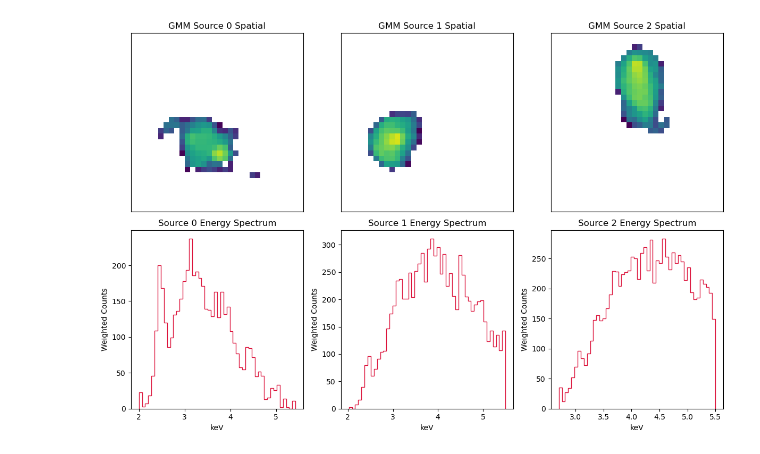
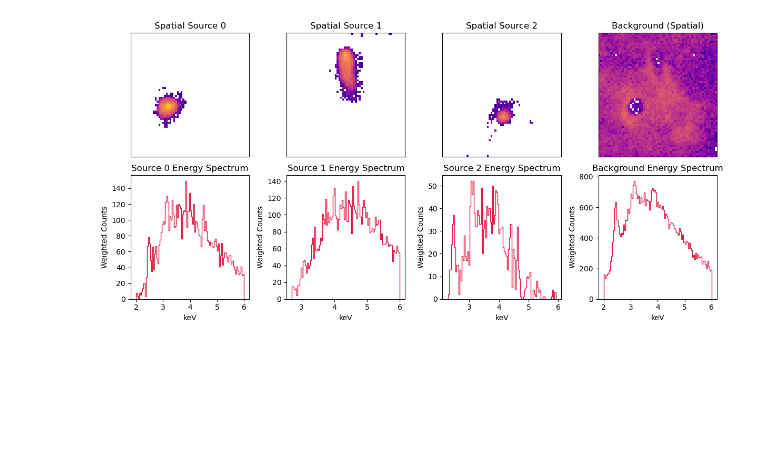
Before and after one commit to star-skelly/dogs_source_separation, a Jupyter notebook: double_gmm.ipynb, the cells around one changed output. Saved outputs shown, nothing was run; the diff lists cells and outputs as text; code cells hidden in the pictures; blank space fills up the shorter version.

```diff
--- a/double_gmm.ipynb
+++ b/double_gmm.ipynb
@@ -36,3 +35,11 @@ VERBOSE = False
 
 NUM_LVL = 2
 LVL_START = 1
+# %%
+fsrc = 'output/source_0.fits'
+hdu = fits.open(fsrc)
+evt_data = hdu[1].data
+header = fits.getheader(EVT_FILE, 2)
+#del header["HISTORY"]
+print(hdu[0].header)
+print('\n'.join(header))
@@ -39,9 +64,7 @@ LVL_START = 1
 # %%
 
-hdu = fits.open(EVT_FILE)
-evt_data = hdu[1].data
 
-cols = ['energy', 'x', 'y', 'ccd_id']
+cols = ['energy', 'x', 'y']
 df = Table([evt_data[c] for c in cols], names=cols).to_pandas()
 
 subset = df[(df['x'] > XMIN) & (df['x'] < XMAX) & \
@@ -110,7 +156,4 @@ See the caveats in the documentation: https://pandas.pydata.org/pandas-docs/stab
 # %%
-from sklearn.mixture import GaussianMixture
-from sklearn.preprocessing import StandardScaler
-
 std_scaler = StandardScaler()
 scaled_df = std_scaler.fit_transform(subset[['x', 'y', 'energy', 'starlet_0', 'starlet_1']])
 
@@ -151,7 +194,6 @@ h = ax.hist2d(
     norm=LogNorm(vmin=VMIN, vmax=VMAX)
 )
 
-ax.set_title(f'GMM Source {i}')
 ax.set_xlim(XMIN, XMAX)
 ax.set_ylim(YMIN, YMAX)
 ax.xaxis.set_visible(False)
@@ -220,40 +262,60 @@ plt.tight_layout()
 # %%
-# Create a figure with 2 rows and nb_source columns
-fig, axes = plt.subplots(2, nb_source, figsize=(4 * nb_source, 8))
-
-# If nb_source is 1, axes is not a 2D array, so we ensure it is
-if nb_source == 1:
-    axes = np.atleast_2d(axes).T
+fig, axes = plt.subplots(2, nb_source + 1, figsize=(3 * (nb_source + 1), 6))
 
 for i in range(nb_source):
     # --- ROW 1: SPATIAL (TOP) ---
     ax_top = axes[0, i]
     h = ax_top.hist2d(
         sources[i]['x'],
         sources[i]['y'],
         bins=(BINX, BINY),
         range=[[XMIN, XMAX], [YMIN, YMAX]],
         weights=sources[i]['weight'],
-        cmap='viridis',
+        cmap='plasma',
         norm=LogNorm(vmin=VMIN, vmax=VMAX)
     )
-    ax_top.set_title(f'GMM Source {i} Spatial')
+    ax_top.set_title(f'Spatial Source {i}')
     ax_top.xaxis.set_visible(False)
     ax_top.yaxis.set_visible(False)
 
     # --- ROW 2: SPECTRAL (BOTTOM) ---
     ax_bottom = axes[1, i]
     ax_bottom.hist(
         sources[i]['energy']/1e3,
         bins=BINE,
         histtype='step',
         color='crimson'
     )
     ax_bottom.set_title(f'Source {i} Energy Spectrum')
     ax_bottom.set_xlabel('keV')
     ax_bottom.set_ylabel('Weighted Counts')
 
+ax = axes[0, -1]
+h = ax.hist2d(
+    table_bg['x'],
+    table_bg['y'],
+    bins=(BINX, BINY),
+    range=[[XMIN, XMAX], [YMIN, YMAX]],
+    cmap='plasma',
+    norm=LogNorm(vmin=VMIN, vmax=VMAX)
+)
+ax.set_title(f'Background (Spatial)')
+ax.xaxis.set_visible(False)
+ax.yaxis.set_visible(False)
+
+ax_bottom = axes[1, -1]
+ax_bottom.hist(
+    table_bg['energy']/1e3,
+    bins=BINE,
+    weights=table_bg['weight'],
+    histtype='step',
+    color='crimson'
+)
+ax_bottom.set_title(f'Background Energy Spectrum')
+ax_bottom.set_xlabel('keV')
+ax_bottom.set_ylabel('Weighted Counts')
+
 plt.tight_layout()
 plt.show()
 # %% [output]
-[figure, old version]
+[figure, new version]
```
Also changed, not shown: parts of 8 cells of this notebook, 9 other files.
